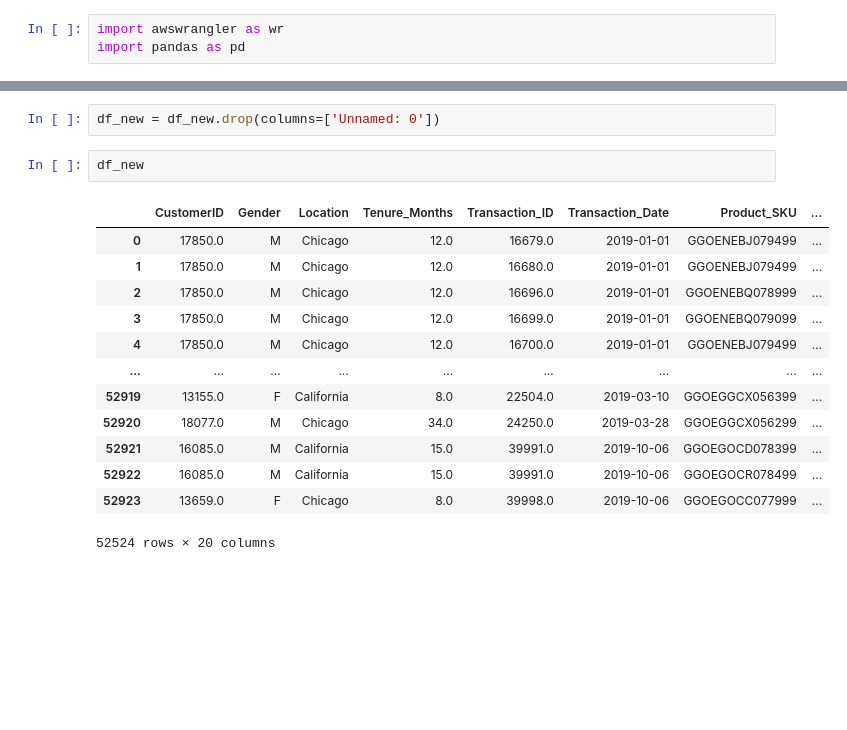
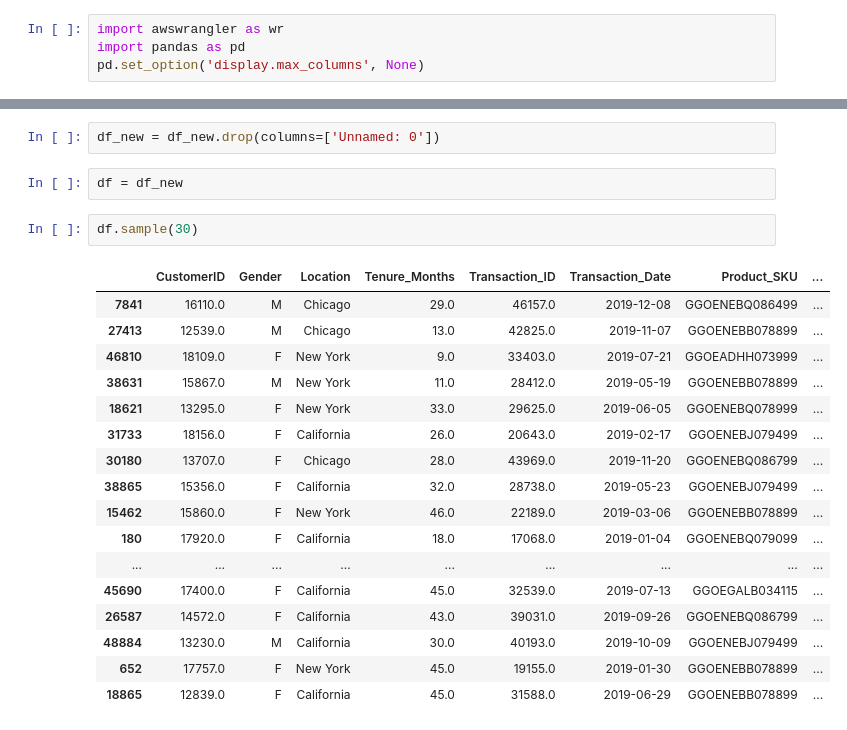
Before and after one commit to Djean3/DE-Sales-Data-Project, a Jupyter notebook: data_pipeline/notebooks/2023-12-31-testbotebook.ipynb, the cells around one changed output, grey strips where cells are left out. Drawn from its saved outputs; the diff is of its cells as text; blank space fills up the shorter version.

```diff
--- a/data_pipeline/notebooks/2023-12-31-testbotebook.ipynb
+++ b/data_pipeline/notebooks/2023-12-31-testbotebook.ipynb
@@ -1,3 +1,4 @@
 # %%
 import awswrangler as wr
 import pandas as pd
+pd.set_option('display.max_columns', None)
@@ -64,19 +86,25 @@ df_new
 52524 rows × 21 columns
 # %%
 df_new = df_new.drop(columns=['Unnamed: 0'])
-# %%
-df_new
-# %% [output]
-|  | CustomerID | Gender | Location | Tenure_Months | Transaction_ID | Transaction_Date | Product_SKU | ... |
-| 0 | 17850.0 | M | Chicago | 12.0 | 16679.0 | 2019-01-01 | GGOENEBJ079499 | ... |
-| 1 | 17850.0 | M | Chicago | 12.0 | 16680.0 | 2019-01-01 | GGOENEBJ079499 | ... |
-| 2 | 17850.0 | M | Chicago | 12.0 | 16696.0 | 2019-01-01 | GGOENEBQ078999 | ... |
-| 3 | 17850.0 | M | Chicago | 12.0 | 16699.0 | 2019-01-01 | GGOENEBQ079099 | ... |
-| 4 | 17850.0 | M | Chicago | 12.0 | 16700.0 | 2019-01-01 | GGOENEBJ079499 | ... |
-| ... | ... | ... | ... | ... | ... | ... | ... | ... |
-| 52919 | 13155.0 | F | California | 8.0 | 22504.0 | 2019-03-10 | GGOEGGCX056399 | ... |
-| 52920 | 18077.0 | M | Chicago | 34.0 | 24250.0 | 2019-03-28 | GGOEGGCX056299 | ... |
-| 52921 | 16085.0 | M | California | 15.0 | 39991.0 | 2019-10-06 | GGOEGOCD078399 | ... |
-| 52922 | 16085.0 | M | California | 15.0 | 39991.0 | 2019-10-06 | GGOEGOCR078499 | ... |
-| 52923 | 13659.0 | F | Chicago | 8.0 | 39998.0 | 2019-10-06 | GGOEGOCC077999 | ... |
-52524 rows × 20 columns
+# %%
+df = df_new
+# %%
+df.sample(30)
+# %% [output]
+|  | CustomerID | Gender | Location | Tenure_Months | Transaction_ID | Transaction_Date | Product_SKU | ... |
+| 7841 | 16110.0 | M | Chicago | 29.0 | 46157.0 | 2019-12-08 | GGOENEBQ086499 | ... |
+| 27413 | 12539.0 | M | Chicago | 13.0 | 42825.0 | 2019-11-07 | GGOENEBB078899 | ... |
+| 46810 | 18109.0 | F | New York | 9.0 | 33403.0 | 2019-07-21 | GGOEADHH073999 | ... |
+| 38631 | 15867.0 | M | New York | 11.0 | 28412.0 | 2019-05-19 | GGOENEBB078899 | ... |
+| 18621 | 13295.0 | F | New York | 33.0 | 29625.0 | 2019-06-05 | GGOENEBQ078999 | ... |
+| 31733 | 18156.0 | F | California | 26.0 | 20643.0 | 2019-02-17 | GGOENEBJ079499 | ... |
+| 30180 | 13707.0 | F | Chicago | 28.0 | 43969.0 | 2019-11-20 | GGOENEBQ086799 | ... |
+| 38865 | 15356.0 | F | California | 32.0 | 28738.0 | 2019-05-23 | GGOENEBJ079499 | ... |
+| 15462 | 15860.0 | F | New York | 46.0 | 22189.0 | 2019-03-06 | GGOENEBB078899 | ... |
+| 180 | 17920.0 | F | California | 18.0 | 17068.0 | 2019-01-04 | GGOENEBQ079099 | ... |
+| ... | ... | ... | ... | ... | ... | ... | ... | ... |
+| 45690 | 17400.0 | F | California | 45.0 | 32539.0 | 2019-07-13 | GGOEGALB034115 | ... |
+| 26587 | 14572.0 | F | California | 43.0 | 39031.0 | 2019-09-26 | GGOENEBQ086799 | ... |
+| 48884 | 13230.0 | M | California | 30.0 | 40193.0 | 2019-10-09 | GGOENEBJ079499 | ... |
+| 652 | 17757.0 | F | New York | 45.0 | 19155.0 | 2019-01-30 | GGOENEBB078899 | ... |
+| 18865 | 12839.0 | F | California | 45.0 | 31588.0 | 2019-06-29 | GGOENEBB078899 | ... |
```
Also changed, not shown: parts of 8 cells of this notebook.
